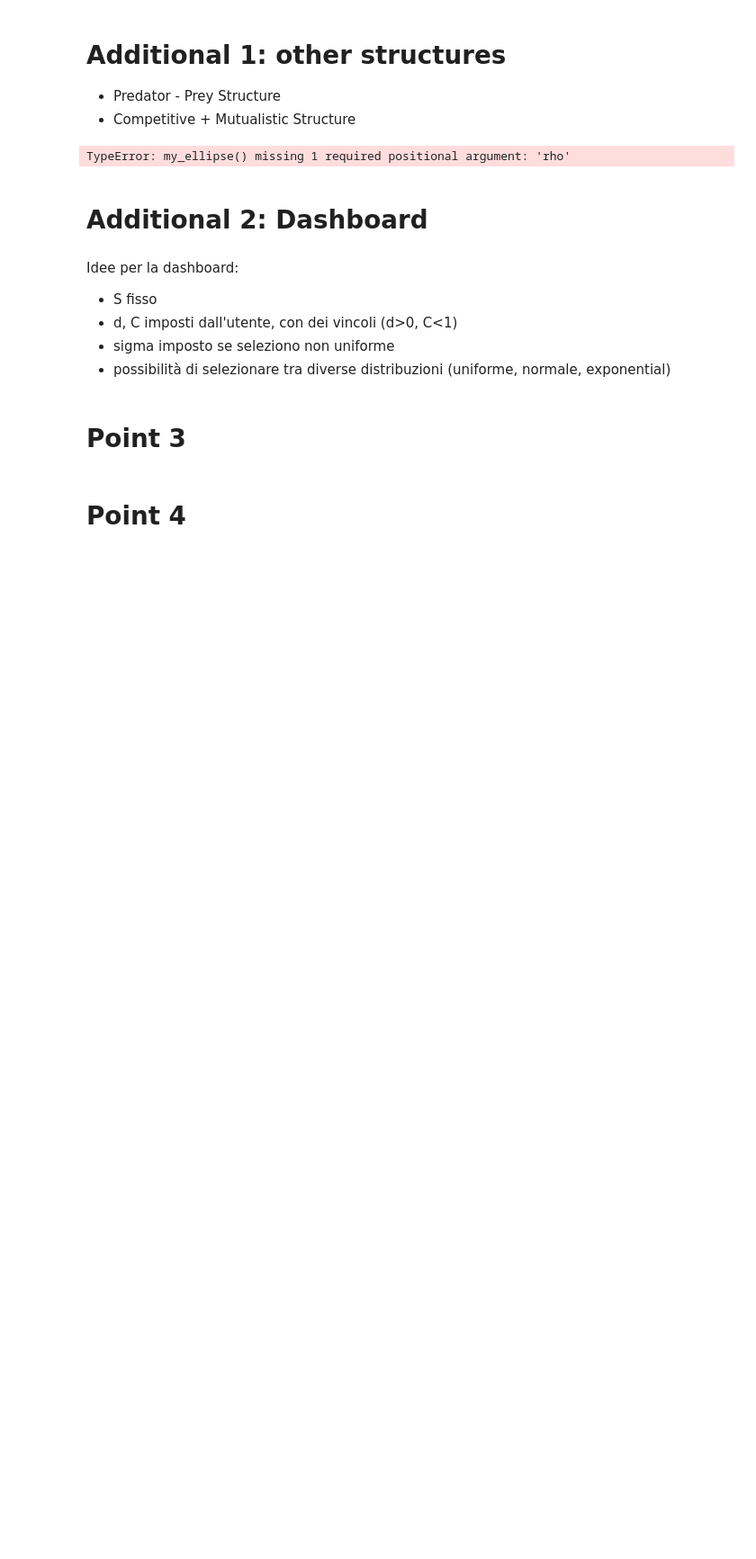
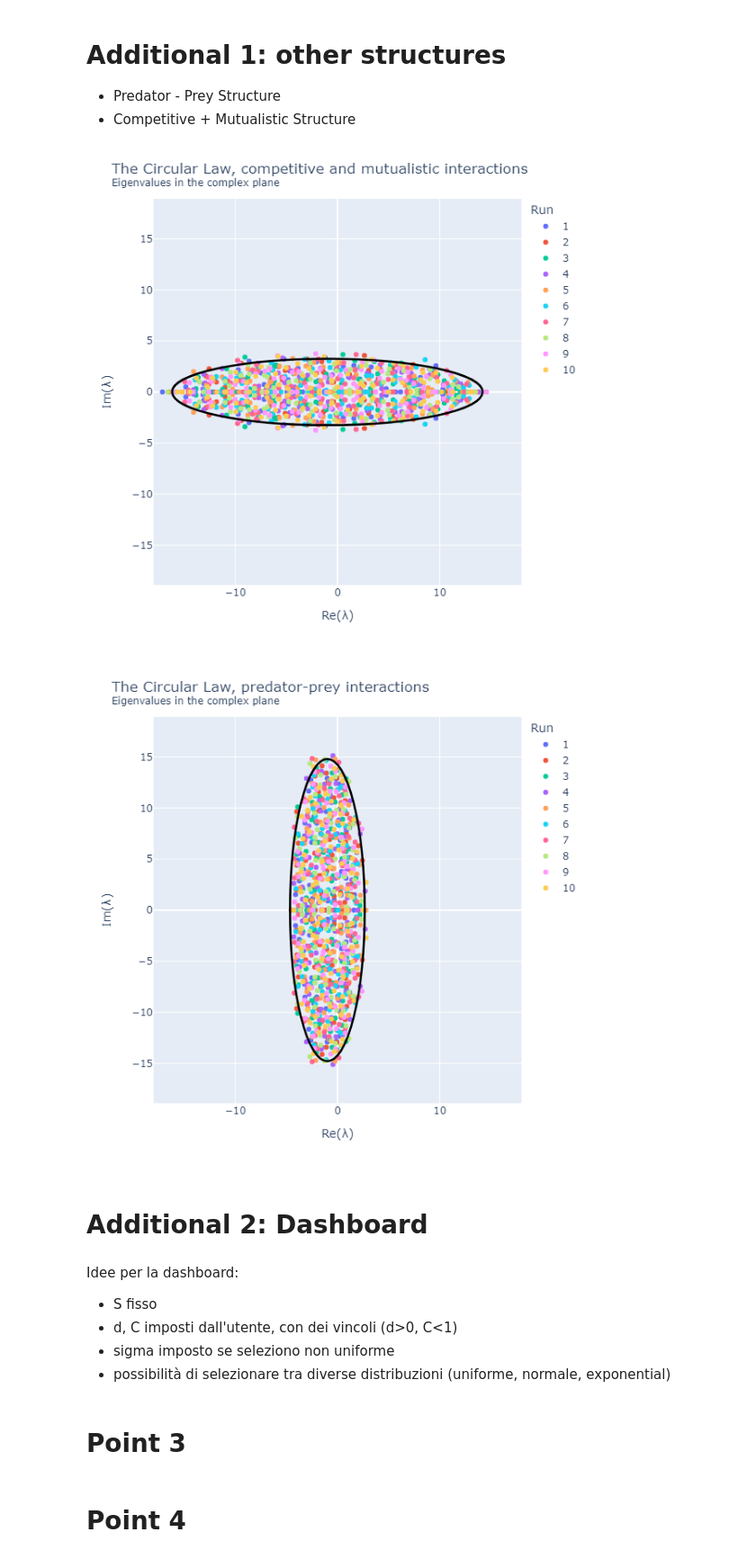
Before and after one commit to NicolaZomer/Physical_Models_of_Living_Systems, a Jupyter notebook: hw04_Ecological_Interactions.ipynb, the cells around one changed output. Shown at 90% size. Cells and saved outputs as stored; diff of their text form; code cells hidden in the pictures; blank space fills up the shorter version.

Commit message:
saved plot as png

```diff
--- a/hw04_Ecological_Interactions.ipynb
+++ b/hw04_Ecological_Interactions.ipynb
@@ -803,8 +799,8 @@ appended_data_pp = pd.concat(appended_data_pp)
 rho_pp = np.mean(rho_values)
 
 # ellipses data
-x0_cm, y0_cm, x1_cm, y1_cm = my_ellipse(center, radius, rho_cm)
-x0_pp, y0_pp, x1_pp, y1_pp = my_ellipse(center, radius, rho_pp)
+x0_cm, y0_cm, x1_cm, y1_cm = my_ellipse(center, S, C*sigma**2, rho_cm)
+x0_pp, y0_pp, x1_pp, y1_pp = my_ellipse(center, S, C*sigma**2, rho_pp)
 
 # plot cm eigenvalues
 fig = px.scatter(appended_data_cm, x="re", y="im", color="run")
@@ -845,34 +841,35 @@ fig = px.scatter(appended_data_pp, x="re", y="im", color="run")
 fig.update_layout(
     title="The Circular Law, predator-prey interactions<br><sup>Eigenvalues in the complex plane</sup>",
     xaxis_title="Re(λ)",
     yaxis_title="Im(λ)",
     legend_title="Run",
     width=600,
     height=600,
 )
 fig.update_xaxes(range=[-18, 18])
 fig.update_yaxes(
     scaleanchor = "x",
     scaleratio = 1,
     range=[-18, 18]
   )
 
 fig.add_shape(type="circle",
     xref="x", yref="y",
     x0=x0_pp, y0=y0_pp, x1=x1_pp, y1=y1_pp,
     line_color="black",
     line_width = 2.5
 )
 
 if savegit:
     path = "images/hw04_predatorprey.png"
     fig.write_image(path)
     display(Image(path))
 
 else:
     fig.show()
 # %% [output]
-TypeError: my_ellipse() missing 1 required positional argument: 'rho'
+[figure, added]
+[figure, added]
 # %% [markdown]
 # Additional 2: Dashboard
 # %% [markdown]
```
Also changed, not shown: parts of 6 cells of this notebook.
